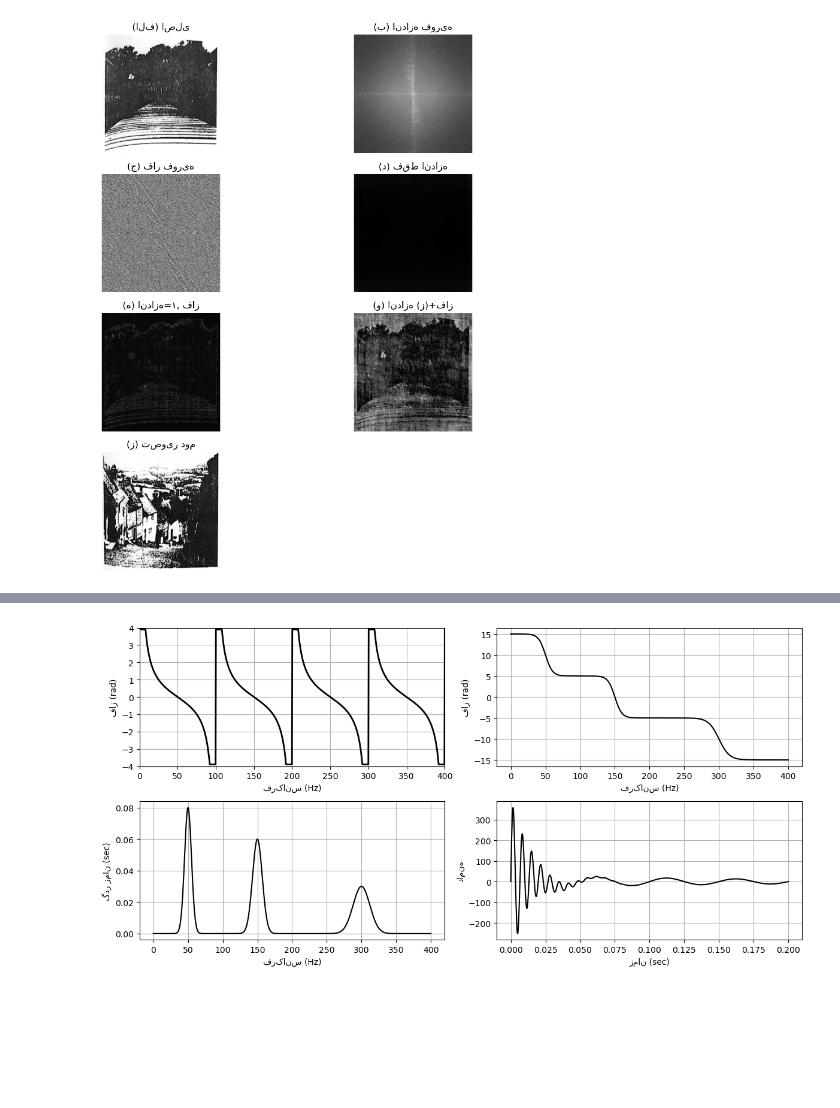
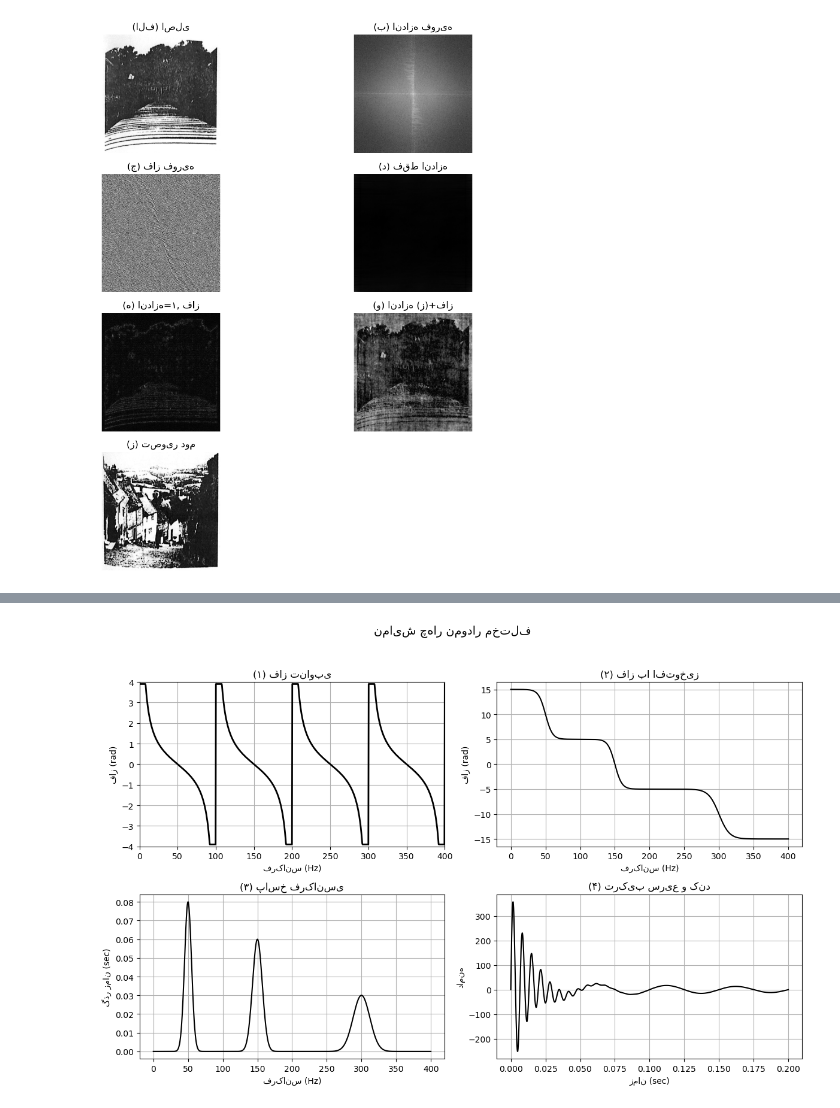
Before and after one commit to tayebehemati/DSP, a Jupyter notebook: ch6-page(383 to 394).ipynb, the cells around one changed output, grey strips where cells are left out. Cells and saved outputs as stored; diff of their text form; code cells hidden in the pictures; blank space fills up the shorter version.

```diff
--- a/ch6-page(383 to 394).ipynb
+++ b/ch6-page(383 to 394).ipynb
@@ -567,54 +569,65 @@ $$
 # %%
 import numpy as np
 import matplotlib.pyplot as plt
 
-fig, axs = plt.subplots(2, 2, figsize=(12, 6))
+# ساخت figure و چهار تا subplot
+plt.figure(figsize=(12, 8))
 
-# --- نمودار 1 ---
-f = np.linspace(0.1, 400, 1000)
+# --- نمودار ۱: فاز تناوبی ---
+f1 = np.linspace(0.1, 400, 1000)
 T = 100
-phase = np.pi * (f % T) / T
+phase = np.pi * (f1 % T) / T
 phi1 = np.cos(phase) / (np.sin(phase) + 1e-10)
 phi1 = np.clip(phi1, -3.9, 3.9)
-axs[0, 0].plot(f, phi1, 'k', linewidth=2)
-axs[0, 0].set_xlim(0, 400)
-axs[0, 0].set_ylim(-4, 4)
-axs[0, 0].set_xlabel('فرکانس (Hz)')
-axs[0, 0].set_ylabel('فاز (rad)')
-axs[0, 0].grid(True)
+plt.subplot(2, 2, 1)
+plt.plot(f1, phi1, 'k', linewidth=2)
+plt.xlim(0, 400)
+plt.ylim(-4, 4)
+plt.xlabel('فرکانس (Hz)')
+plt.ylabel('فاز (rad)')
+plt.title('(۱) فاز تناوبی')
+plt.grid(True)
 
-# --- نمودار 2 ---
-f = np.linspace(0, 400, 1000)
-phi2 = -5 * np.tanh((f - 50) / 10) - 5 * np.tanh((f - 150) / 10) - 5 * np.tanh((f - 300) / 15)
-axs[0, 1].plot(f, phi2, color='black')
-axs[0, 1].set_xlabel('فرکانس (Hz)')
-axs[0, 1].set_ylabel('فاز (rad)')
-axs[0, 1].grid(True)
+# --- نمودار ۲: فاز با تغییرات سریع ---
+f2 = np.linspace(0, 400, 1000)
+phi2 = -5 * np.tanh((f2 - 50) / 10) - 5 * np.tanh((f2 - 150) / 10) - 5 * np.tanh((f2 - 300) / 15)
+plt.subplot(2, 2, 2)
+plt.plot(f2, phi2, color='black')
+plt.xlabel('فرکانس (Hz)')
+plt.ylabel('فاز (rad)')
+plt.title('(۲) فاز با افت‌وخیز')
+plt.grid(True)
 
-# --- نمودار 3 ---
-peak1 = 0.08 * np.exp(-((f - 50) ** 2) / (2 * 5 ** 2))
-peak2 = 0.06 * np.exp(-((f - 150) ** 2) / (2 * 7 ** 2))
-peak3 = 0.03 * np.exp(-((f - 300) ** 2) / (2 * 12 ** 2))
+# --- نمودار ۳: پاسخ فرکانسی با سه پیک ---
+peak1 = 0.08 * np.exp(-((f2 - 50) ** 2) / (2 * 5 ** 2))
+peak2 = 0.06 * np.exp(-((f2 - 150) ** 2) / (2 * 7 ** 2))
+peak3 = 0.03 * np.exp(-((f2 - 300) ** 2) / (2 * 12 ** 2))
 signal = peak1 + peak2 + peak3
-axs[1, 0].plot(f, signal, color='black')
-axs[1, 0].set_xlabel('فرکانس (Hz)')
-axs[1, 0].set_ylabel('گذر زمان (sec)')
-axs[1, 0].grid(True)
+plt.subplot(2, 2, 3)
+plt.plot(f2, signal, color='black')
+plt.xlabel('فرکانس (Hz)')
+plt.ylabel('گذر زمان (sec)')
+plt.title('(۳) پاسخ فرکانسی')
+plt.grid(True)
 
-# --- نمودار 4 ---
+# --- نمودار ۴: ترکیب سیگنال سریع و کند ---
 t = np.linspace(0, 0.2, 1000)
 fast = 400 * np.exp(-80 * t) * np.sin(150 * 2 * np.pi * t)
 slow = 30 * np.exp(-5 * t) * np.sin(20 * 2 * np.pi * t)
 combo = fast + slow
-axs[1, 1].plot(t, combo, color='black')
-axs[1, 1].set_xlabel('زمان (sec)')
-axs[1, 1].set_ylabel('دامنه')
-axs[1, 1].grid(True)
+plt.subplot(2, 2, 4)
+plt.plot(t, combo, color='black')
+plt.xlabel('زمان (sec)')
+plt.ylabel('دامنه')
+plt.title('(۴) ترکیب سریع و کند')
+plt.grid(True)
 
-plt.tight_layout()
+# تنظیم نهایی
+plt.suptitle('نمایش چهار نمودار مختلف', fontsize=14)
+plt.tight_layout(rect=[0, 0, 1, 0.95])
 plt.show()
 # %% [output]
-[figure, old version]
+[figure, new version]
 # %%
 import numpy as np
 import matplotlib.pyplot as plt
```
Also changed, not shown: parts of 4 cells of this notebook.
